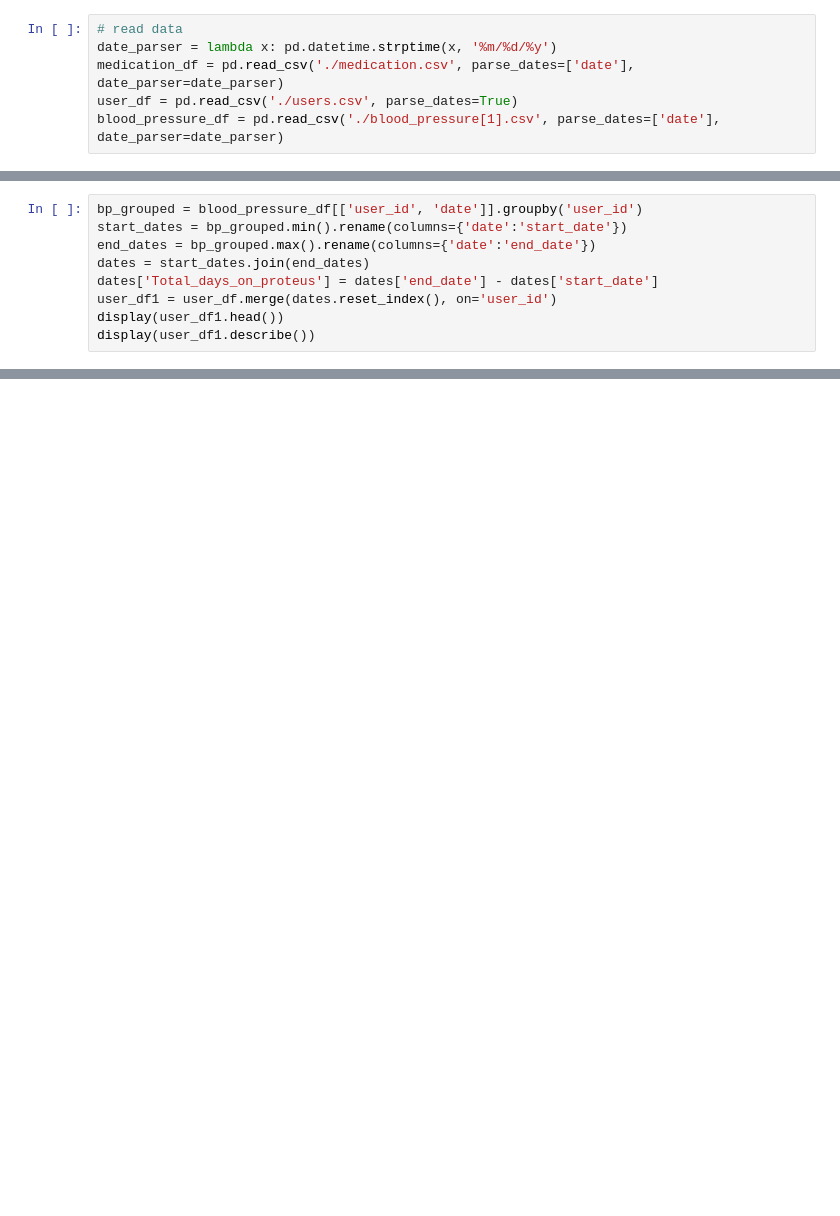
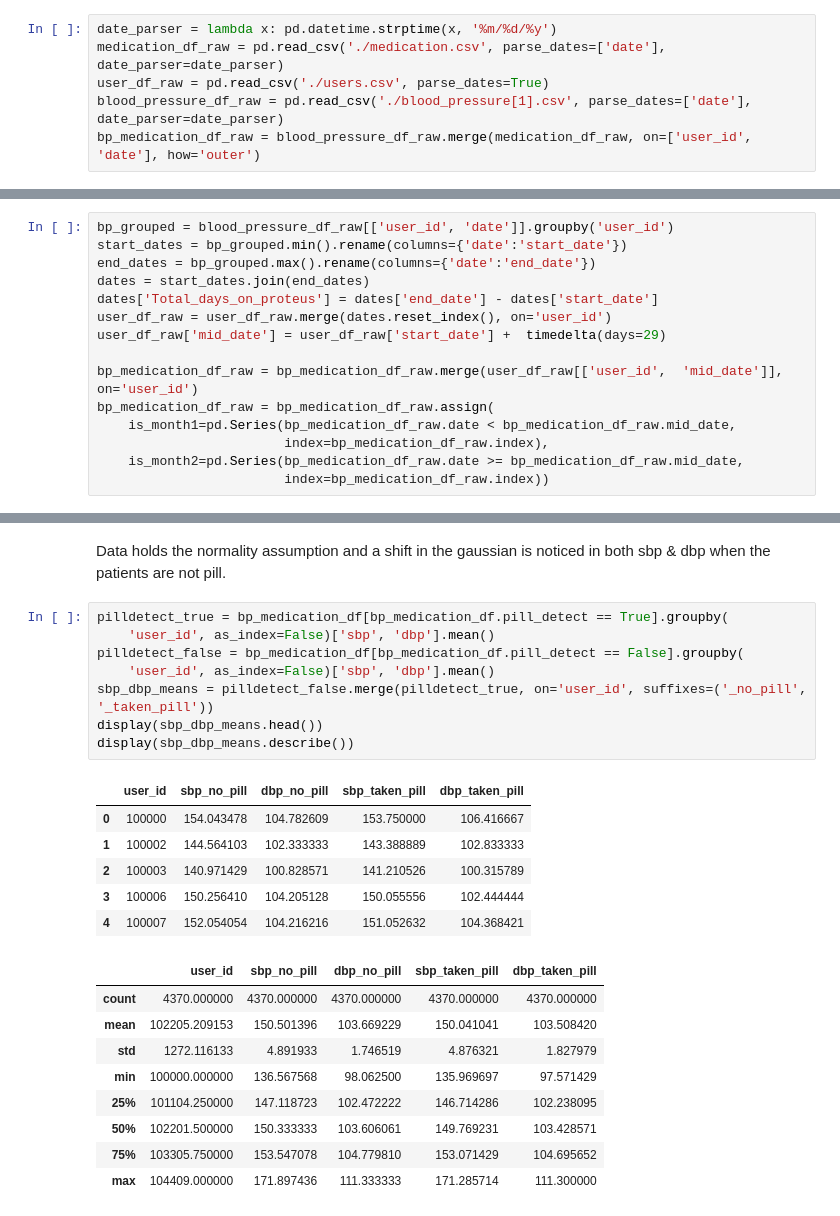
Before and after one commit to narayana1043/datascience_challenges, a Jupyter notebook: blood_pressure_predictions/blood_pressure_analysis.ipynb, the cells around one changed output, grey strips where cells are left out. Drawn from its saved outputs; the diff is of its cells as text; blank space fills up the shorter version.

```diff
--- a/blood_pressure_predictions/blood_pressure_analysis.ipynb
+++ b/blood_pressure_predictions/blood_pressure_analysis.ipynb
@@ -8,6 +15,6 @@ from IPython.display import display
 # %%
-# read data
 date_parser = lambda x: pd.datetime.strptime(x, '%m/%d/%y')
-medication_df = pd.read_csv('./medication.csv', parse_dates=['date'], date_parser=date_parser)
-user_df = pd.read_csv('./users.csv', parse_dates=True)
-blood_pressure_df = pd.read_csv('./blood_pressure[1].csv', parse_dates=['date'], date_parser=date_parser)
+medication_df_raw = pd.read_csv('./medication.csv', parse_dates=['date'], date_parser=date_parser)
+user_df_raw = pd.read_csv('./users.csv', parse_dates=True)
+blood_pressure_df_raw = pd.read_csv('./blood_pressure[1].csv', parse_dates=['date'], date_parser=date_parser)
+bp_medication_df_raw = blood_pressure_df_raw.merge(medication_df_raw, on=['user_id', 'date'], how='outer')
@@ -35,9 +27,15 @@ display(medication_df.head());  display(user_df.head()); display(blood_pressure_
 # %%
-bp_grouped = blood_pressure_df[['user_id', 'date']].groupby('user_id')
+bp_grouped = blood_pressure_df_raw[['user_id', 'date']].groupby('user_id')
 start_dates = bp_grouped.min().rename(columns={'date':'start_date'})
 end_dates = bp_grouped.max().rename(columns={'date':'end_date'})
 dates = start_dates.join(end_dates)
 dates['Total_days_on_proteus'] = dates['end_date'] - dates['start_date']
-user_df1 = user_df.merge(dates.reset_index(), on='user_id')
-display(user_df1.head())
-display(user_df1.describe())
+user_df_raw = user_df_raw.merge(dates.reset_index(), on='user_id')
+user_df_raw['mid_date'] = user_df_raw['start_date'] +  timedelta(days=29)
+
+bp_medication_df_raw = bp_medication_df_raw.merge(user_df_raw[['user_id',  'mid_date']], on='user_id')
+bp_medication_df_raw = bp_medication_df_raw.assign(
+    is_month1=pd.Series(bp_medication_df_raw.date < bp_medication_df_raw.mid_date,
+                        index=bp_medication_df_raw.index),
+    is_month2=pd.Series(bp_medication_df_raw.date >= bp_medication_df_raw.mid_date,
+                        index=bp_medication_df_raw.index))
@@ -89,0 +174,26 @@ display(bp_medication_df[(bp_medication_df['sbp'].isna()) | (bp_medication_df['d
+# %% [markdown]
+Data holds the normality assumption and a shift in the gaussian is noticed in both sbp & dbp when the patients are not pill.
+# %%
+pilldetect_true = bp_medication_df[bp_medication_df.pill_detect == True].groupby(
+    'user_id', as_index=False)['sbp', 'dbp'].mean()
+pilldetect_false = bp_medication_df[bp_medication_df.pill_detect == False].groupby(
+    'user_id', as_index=False)['sbp', 'dbp'].mean()
+sbp_dbp_means = pilldetect_false.merge(pilldetect_true, on='user_id', suffixes=('_no_pill', '_taken_pill'))
+display(sbp_dbp_means.head())
+display(sbp_dbp_means.describe())
+# %% [output]
+|  | user_id | sbp_no_pill | dbp_no_pill | sbp_taken_pill | dbp_taken_pill |
+| 0 | 100000 | 154.043478 | 104.782609 | 153.750000 | 106.416667 |
+| 1 | 100002 | 144.564103 | 102.333333 | 143.388889 | 102.833333 |
+| 2 | 100003 | 140.971429 | 100.828571 | 141.210526 | 100.315789 |
+| 3 | 100006 | 150.256410 | 104.205128 | 150.055556 | 102.444444 |
+| 4 | 100007 | 152.054054 | 104.216216 | 151.052632 | 104.368421 |
+|  | user_id | sbp_no_pill | dbp_no_pill | sbp_taken_pill | dbp_taken_pill |
+| count | 4370.000000 | 4370.000000 | 4370.000000 | 4370.000000 | 4370.000000 |
+| mean | 102205.209153 | 150.501396 | 103.669229 | 150.041041 | 103.508420 |
+| std | 1272.116133 | 4.891933 | 1.746519 | 4.876321 | 1.827979 |
+| min | 100000.000000 | 136.567568 | 98.062500 | 135.969697 | 97.571429 |
+| 25% | 101104.250000 | 147.118723 | 102.472222 | 146.714286 | 102.238095 |
+| 50% | 102201.500000 | 150.333333 | 103.606061 | 149.769231 | 103.428571 |
+| 75% | 103305.750000 | 153.547078 | 104.779810 | 153.071429 | 104.695652 |
+| max | 104409.000000 | 171.897436 | 111.333333 | 171.285714 | 111.300000 |
```
Also changed, not shown: parts of 31 cells of this notebook.
